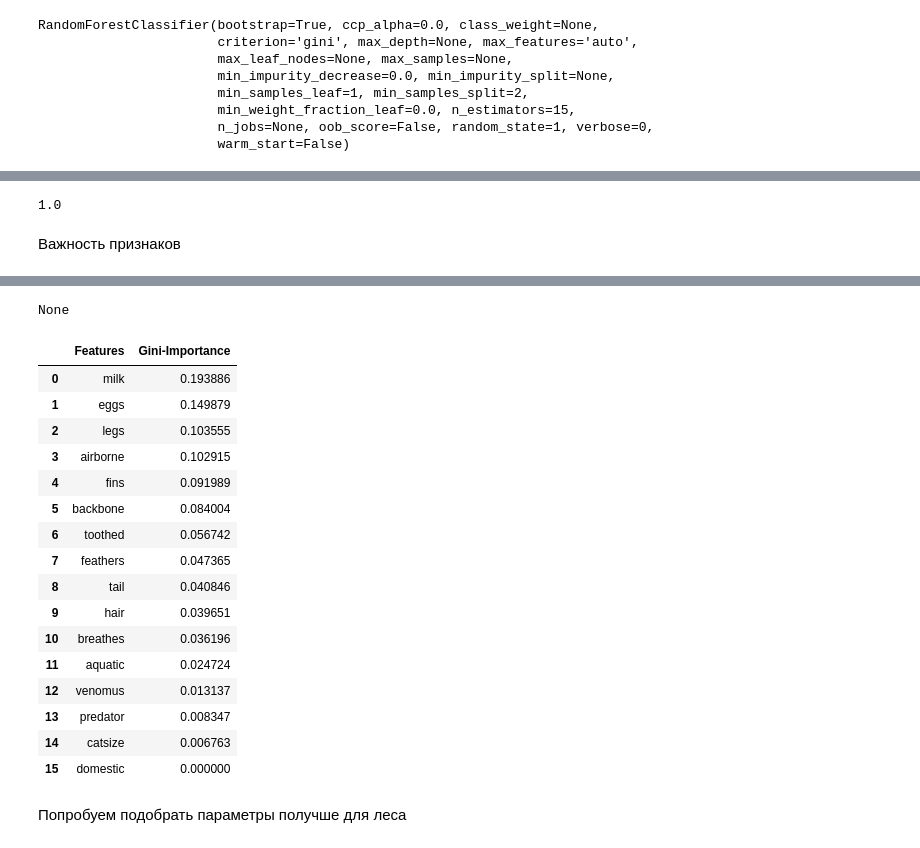
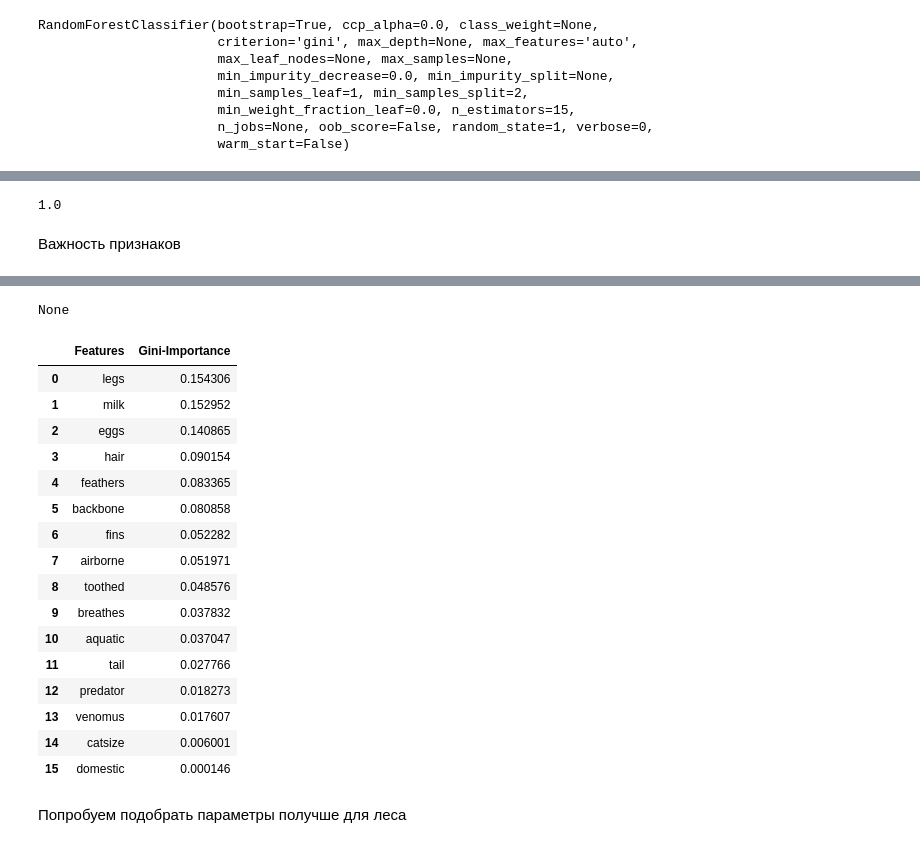
Before and after one commit to AlNualD/DataAnalysis, a Jupyter notebook: zoo_dataset_lab1.ipynb, the cells around one changed output, grey strips where cells are left out. Saved outputs shown, nothing was run; the diff lists cells and outputs as text; code cells hidden in the pictures.

```diff
--- a/zoo_dataset_lab1.ipynb
+++ b/zoo_dataset_lab1.ipynb
@@ -492,6 +489,6 @@ knn_pipe2 = Pipeline([('scaler', StandardScaler()), ('knn', KNeighborsClassifier
 # %%
-knn_params2 = {'knn__n_neighbors': range(1, 10)}
+knn_params = {'knn__n_neighbors': range(1, 10)}
 # %%
-knn_grid2 = GridSearchCV(knn_pipe2, knn_params2,
+knn_grid = GridSearchCV(knn_pipe, knn_params,
 cv=10, n_jobs=-1,
 verbose=True)
@@ -523,0 +495,2 @@ GridSearchCV(cv=10, error_score=nan,
+# %%
+knn_grid.fit(x_train, y_train)
@@ -535,8 +532,8 @@ accuracy_score(y_test2,knn_grid_predict2)
 # %%
 from sklearn.ensemble import  RandomForestClassifier
 # %%
-random_forest2 = RandomForestClassifier(n_estimators=15, random_state=1)
-random_forest2.fit(x_train2,y_train2)
+random_forest = RandomForestClassifier(n_estimators=15, random_state=1)
+random_forest.fit(x_train,y_train)
 # %% [output]
 RandomForestClassifier(bootstrap=True, ccp_alpha=0.0, class_weight=None,
                        criterion='gini', max_depth=None, max_features='auto',
@@ -555,4 +545,0 @@ random_forest_predict2 = random_forest2.predict(x_test2)
-# %%
-accuracy_score(y_test2,random_forest_predict2)
-# %% [output]
-1.0
@@ -559,43 +548,47 @@ accuracy_score(y_test2,random_forest_predict2)
+# %%
+accuracy_score(y_test,random_forest_predict)
+# %% [output]
+1.0
 # %% [markdown]
 Важность признаков
 # %%
 feats = {}
-for feature, importance in zip(animals2.columns, random_forest2.feature_importances_):
+for feature, importance in zip(animals2.columns, random_forest.feature_importances_):
     feats[feature] = importance
 importances = pd.DataFrame.from_dict(feats, orient='index').rename(columns={0: 'Gini-Importance'})
 importances = importances.sort_values(by='Gini-Importance', ascending=False)
 importances = importances.reset_index()
 importances = importances.rename(columns={'index': 'Features'})
 sns.set(font_scale = 5)
-sns.set(style="whitegrid", color_codes=True, font_scale = 1.7)
+sns.set(style="whitegrid", color_codes=True, font_scale = 1)
 fig, ax = plt.subplots()
-fig.set_size_inches(15,10)
+fig.set_size_inches(10,5)
 sns.barplot(x=importances['Gini-Importance'], y=importances['Features'], data=importances, color='skyblue')
-plt.xlabel('Importance', fontsize=25, weight = 'bold')
-plt.ylabel('Features', fontsize=25, weight = 'bold')
-plt.title('Feature Importance', fontsize=25, weight = 'bold')
+plt.xlabel('Importance', fontsize=10, weight = 'bold')
+plt.ylabel('Features', fontsize=10, weight = 'bold')
+plt.title('Feature Importance', fontsize=10, weight = 'bold')
 display(plt.show())
 display(importances)
 # %% [output]
 [drawing not drawn]
 None
 |  | Features | Gini-Importance |
-| 0 | milk | 0.193886 |
-| 1 | eggs | 0.149879 |
-| 2 | legs | 0.103555 |
-| 3 | airborne | 0.102915 |
-| 4 | fins | 0.091989 |
-| 5 | backbone | 0.084004 |
-| 6 | toothed | 0.056742 |
-| 7 | feathers | 0.047365 |
-| 8 | tail | 0.040846 |
-| 9 | hair | 0.039651 |
-| 10 | breathes | 0.036196 |
-| 11 | aquatic | 0.024724 |
-| 12 | venomus | 0.013137 |
-| 13 | predator | 0.008347 |
-| 14 | catsize | 0.006763 |
-| 15 | domestic | 0.000000 |
+| 0 | legs | 0.154306 |
+| 1 | milk | 0.152952 |
+| 2 | eggs | 0.140865 |
+| 3 | hair | 0.090154 |
+| 4 | feathers | 0.083365 |
+| 5 | backbone | 0.080858 |
+| 6 | fins | 0.052282 |
+| 7 | airborne | 0.051971 |
+| 8 | toothed | 0.048576 |
+| 9 | breathes | 0.037832 |
+| 10 | aquatic | 0.037047 |
+| 11 | tail | 0.027766 |
+| 12 | predator | 0.018273 |
+| 13 | venomus | 0.017607 |
+| 14 | catsize | 0.006001 |
+| 15 | domestic | 0.000146 |
 # %% [markdown]
 Попробуем подобрать параметры получше для леса
 # %%
```
Also changed, not shown: parts of 53 cells of this notebook.
